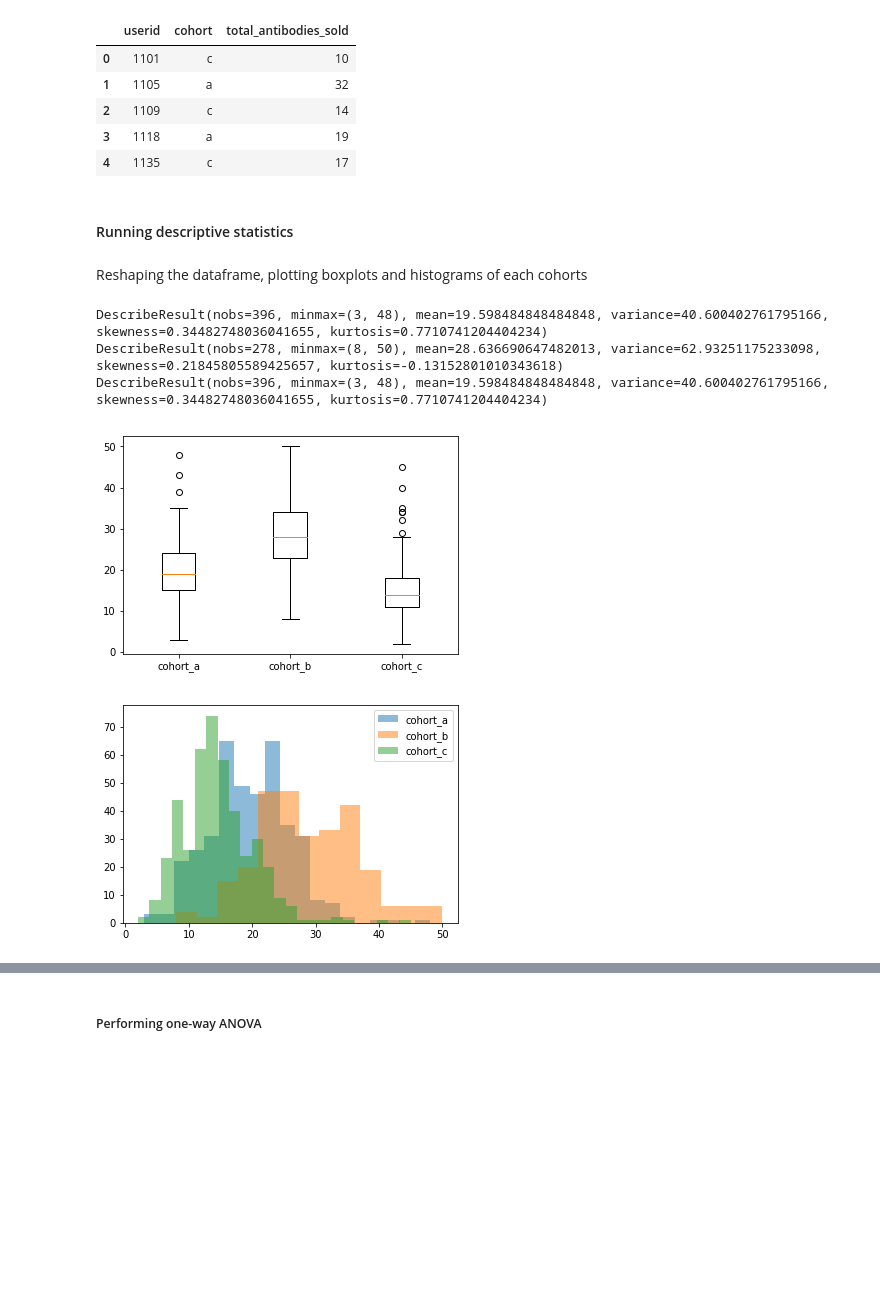
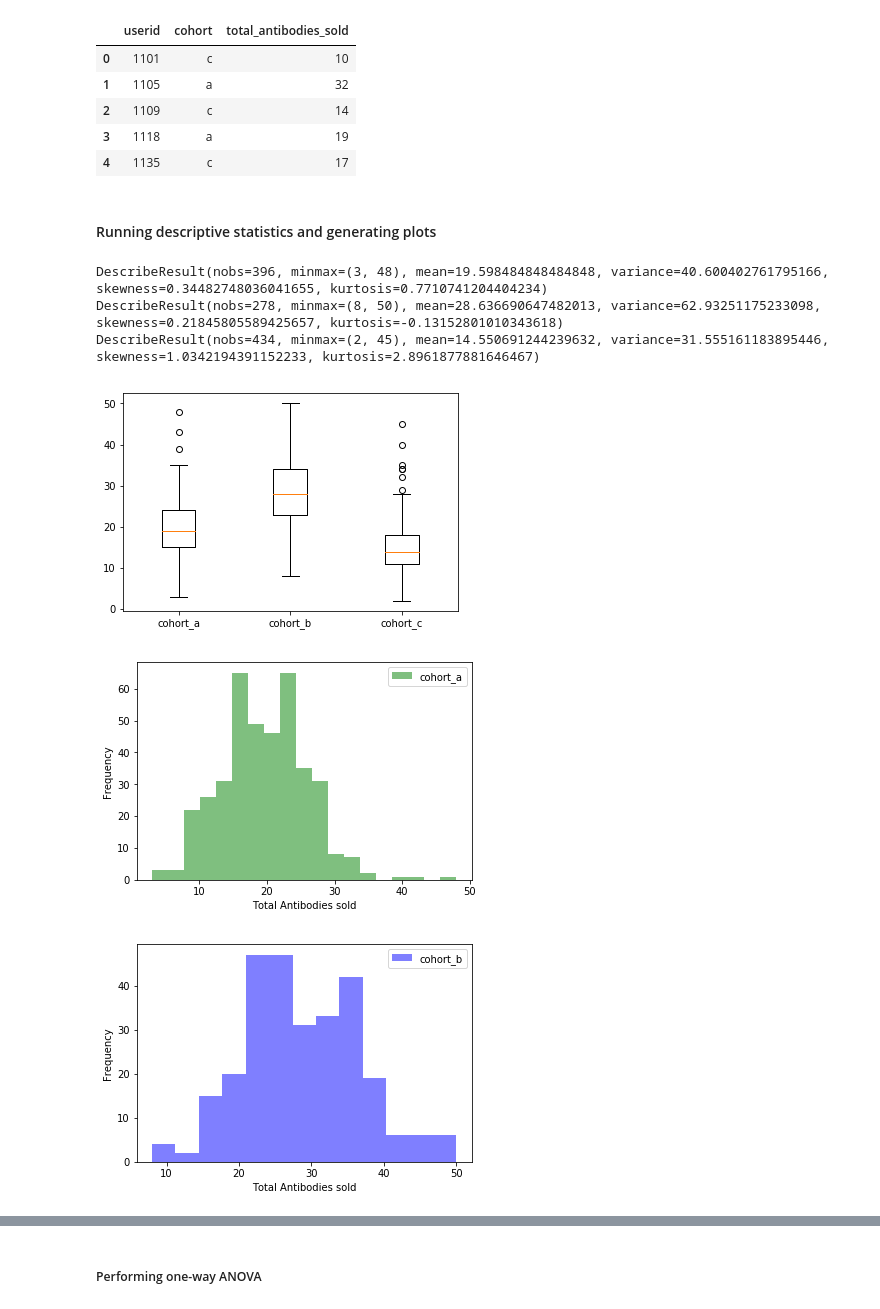
Before and after one commit to karunmj/RG-Product_Challenge, a Jupyter notebook: data_analysis.ipynb, the cells around one changed output, grey strips where cells are left out. Cells and saved outputs as stored; diff of their text form; code cells hidden in the pictures; blank space fills up the shorter version.

Commit message:
made text more clear, added error plots and more hypotheses

```diff
--- a/data_analysis.ipynb
+++ b/data_analysis.ipynb
@@ -64,38 +71,51 @@ dftotal.head(5)
 | 3 | 1118 | a | 19 |
 | 4 | 1135 | c | 17 |
 # %% [markdown]
-#### Running descriptive statistics <br />
+#### Running descriptive statistics and generating plots<br />
-# %% [markdown]
-Reshaping the dataframe, plotting boxplots and histograms of each cohorts
 # %%
 cohort_a = []
 cohort_b = []
 cohort_c = []
 
 for index, row in dftotal.iterrows():
     if row['cohort'] == "a":
         cohort_a.append(row['total_antibodies_sold'])
     if row['cohort'] == "b":
         cohort_b.append(row['total_antibodies_sold'])
     if row['cohort'] == "c":
         cohort_c.append(row['total_antibodies_sold'])
 
 print(stats.describe(cohort_a))
 print(stats.describe(cohort_b))
-print(stats.describe(cohort_a))
+print(stats.describe(cohort_c))
 
 fig1, ax1 = plt.subplots()
 ax1.boxplot([cohort_a, cohort_b, cohort_c], labels = ['cohort_a', 'cohort_b', 'cohort_c',])
 plt.show()
 
-plt.hist(cohort_a, bins='auto', alpha=0.5, label='cohort_a')
-plt.hist(cohort_b, bins='auto', alpha=0.5, label='cohort_b')
-plt.hist(cohort_c, bins='auto', alpha=0.5, label='cohort_c')
-plt.legend(loc='upper right')
+plt.hist(cohort_a, bins='auto', alpha=0.5, label='cohort_a', color = "green")
+plt.xlabel('Total Antibodies sold')
+plt.ylabel('Frequency')
+plt.legend()
 plt.show()
+
+plt.hist(cohort_b, bins='auto', alpha=0.5, label='cohort_b', color = "blue")
+plt.xlabel('Total Antibodies sold')
+plt.ylabel('Frequency')
+plt.legend()
+plt.show()
+
+plt.hist(cohort_c, bins='auto', alpha=0.5, label='cohort_c', color = "red")
+plt.xlabel('Total Antibodies sold')
+plt.ylabel('Frequency')
+plt.legend()
+plt.show()
+
+ax = sns.barplot(data = [cohort_a, cohort_b, cohort_c], ci=95)
 # %% [output]
 DescribeResult(nobs=396, minmax=(3, 48), mean=19.598484848484848, variance=40.600402761795166, skewness=0.34482748036041655, kurtosis=0.7710741204404234)
 DescribeResult(nobs=278, minmax=(8, 50), mean=28.636690647482013, variance=62.93251175233098, skewness=0.21845805589425657, kurtosis=-0.13152801010343618)
-DescribeResult(nobs=396, minmax=(3, 48), mean=19.598484848484848, variance=40.600402761795166, skewness=0.34482748036041655, kurtosis=0.7710741204404234)
+DescribeResult(nobs=434, minmax=(2, 45), mean=14.550691244239632, variance=31.555161183895446, skewness=1.0342194391152233, kurtosis=2.8961877881646467)
 [figure]
-[figure, old version]
+[figure, new version]
+[figure, added]
```
Also changed, not shown: parts of 9 cells of this notebook.
